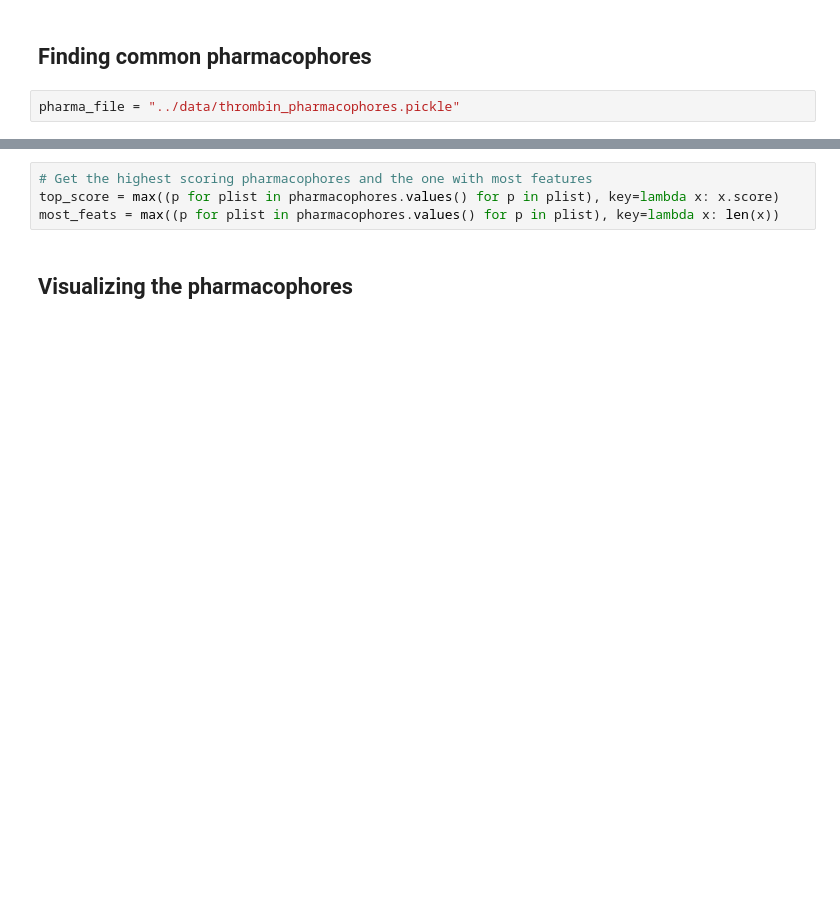
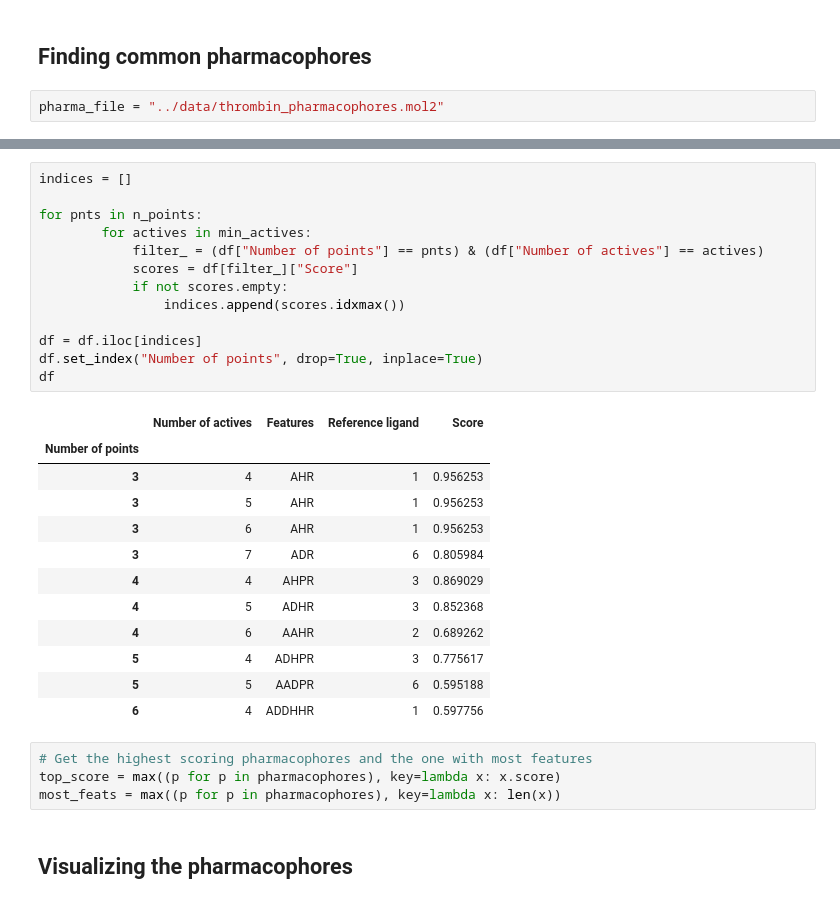
Before and after one commit to uibcdf/OpenPharmacophore, a Jupyter notebook: docs/contents/examples/ligand-based/thrombin.ipynb, the cells around one changed output, grey strips where cells are left out. Saved outputs shown, nothing was run; the diff lists cells and outputs as text; blank space fills up the shorter version.

```diff
--- a/docs/contents/examples/ligand-based/thrombin.ipynb
+++ b/docs/contents/examples/ligand-based/thrombin.ipynb
@@ -112,7 +112,7 @@ SVG(drawing.GetDrawingText())
 # %% [markdown]
 ## Finding common pharmacophores
 # %%
-pharma_file = "../data/thrombin_pharmacophores.pickle"
+pharma_file = "../data/thrombin_pharmacophores.mol2"
 # %%
 n_points = [3, 4, 5, 6]
 min_actives = [4, 5, 6, 7]
@@ -188,7 +190,33 @@ pharmacophore_df()
+# %%
+indices = []
+
+for pnts in n_points:
+        for actives in min_actives:
+            filter_ = (df["Number of points"] == pnts) & (df["Number of actives"] == actives)
+            scores = df[filter_]["Score"]
+            if not scores.empty:
+                indices.append(scores.idxmax())
+
+df = df.iloc[indices]
+df.set_index("Number of points", drop=True, inplace=True)
+df
+# %% [output]
+|  | Number of actives | Features | Reference ligand | Score |
+| Number of points |  |  |  |  |
+| 3 | 4 | AHR | 1 | 0.956253 |
+| 3 | 5 | AHR | 1 | 0.956253 |
+| 3 | 6 | AHR | 1 | 0.956253 |
+| 3 | 7 | ADR | 6 | 0.805984 |
+| 4 | 4 | AHPR | 3 | 0.869029 |
+| 4 | 5 | ADHR | 3 | 0.852368 |
+| 4 | 6 | AAHR | 2 | 0.689262 |
+| 5 | 4 | ADHPR | 3 | 0.775617 |
+| 5 | 5 | AADPR | 6 | 0.595188 |
+| 6 | 4 | ADDHHR | 1 | 0.597756 |
 # %%
 # Get the highest scoring pharmacophores and the one with most features
-top_score = max((p for plist in pharmacophores.values() for p in plist), key=lambda x: x.score)
-most_feats = max((p for plist in pharmacophores.values() for p in plist), key=lambda x: len(x))
+top_score = max((p for p in pharmacophores), key=lambda x: x.score)
+most_feats = max((p for p in pharmacophores), key=lambda x: len(x))
 # %% [markdown]
 ## Visualizing the pharmacophores
 # %%
```
Also changed, not shown: parts of 8 cells of this notebook, 4 other files.
